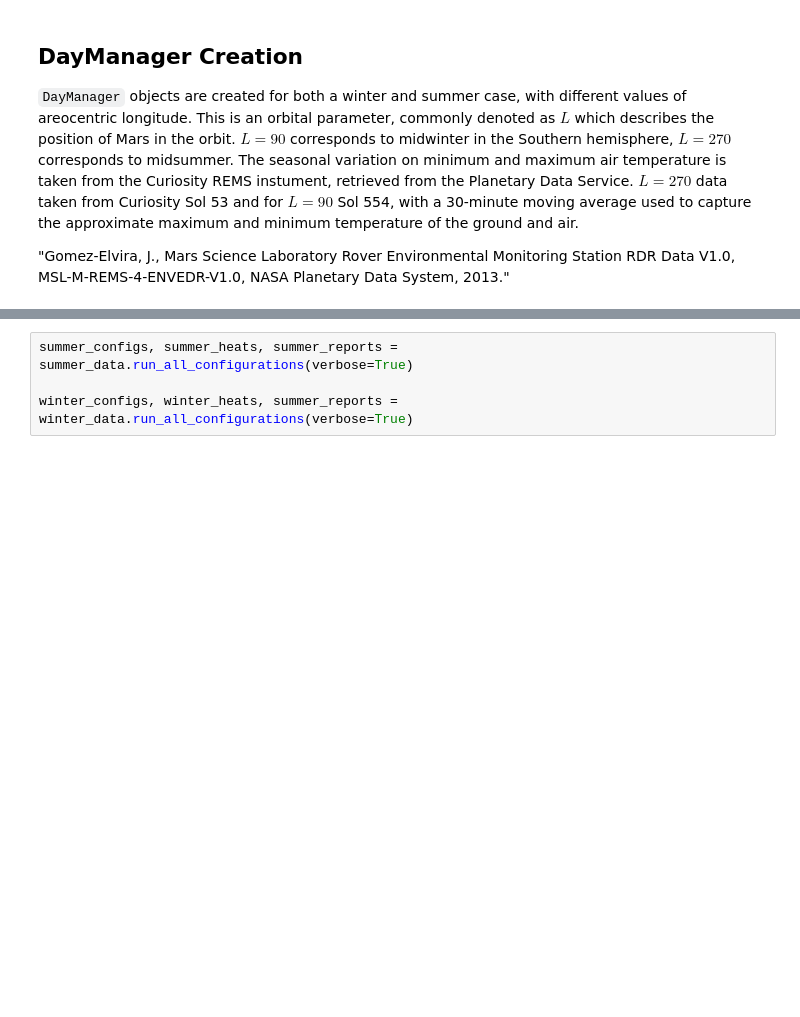
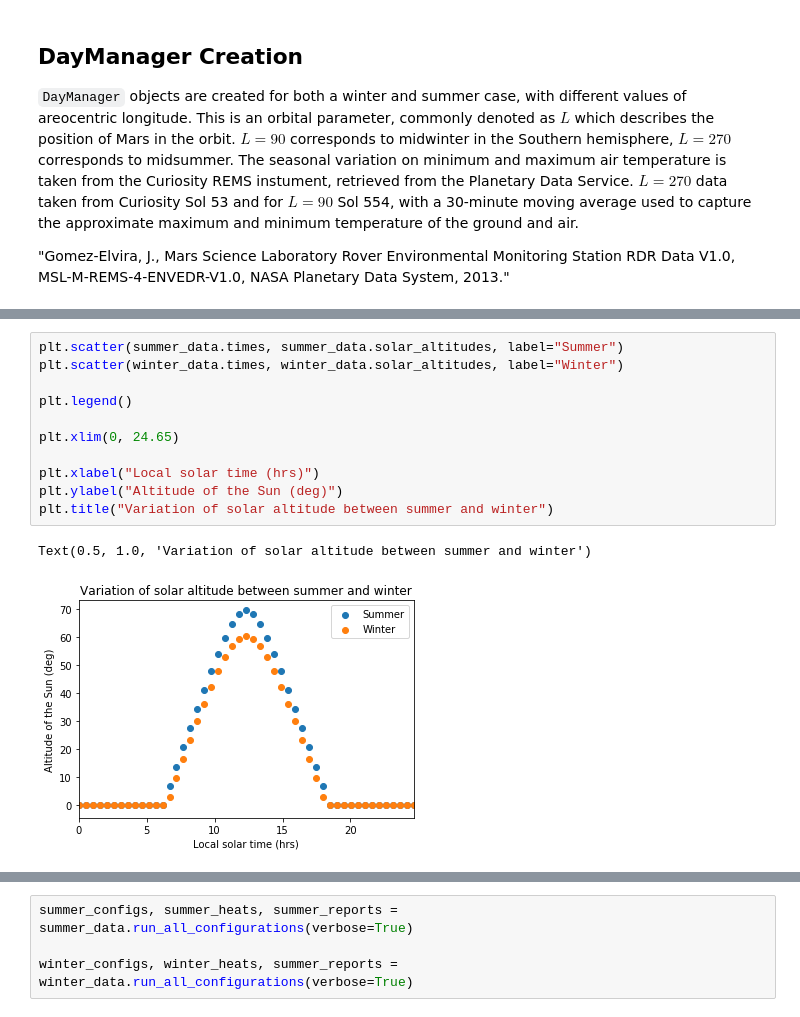
Before and after one commit to smross106/Syrtis, a Jupyter notebook: Daily Swing.ipynb, the cells around one changed output, grey strips where cells are left out. Saved outputs shown, nothing was run; the diff lists cells and outputs as text; blank space fills up the shorter version.

```diff
--- a/Daily Swing.ipynb
+++ b/Daily Swing.ipynb
@@ -64,0 +81,14 @@ print(winter_data.T_air_max)
+# %%
+plt.scatter(summer_data.times, summer_data.solar_altitudes, label="Summer")
+plt.scatter(winter_data.times, winter_data.solar_altitudes, label="Winter")
+
+plt.legend()
+
+plt.xlim(0, 24.65)
+
+plt.xlabel("Local solar time (hrs)")
+plt.ylabel("Altitude of the Sun (deg)")
+plt.title("Variation of solar altitude between summer and winter")
+# %% [output]
+Text(0.5, 1.0, 'Variation of solar altitude between summer and winter')
+[figure, added]
```
Also changed, not shown: parts of 14 cells of this notebook.
